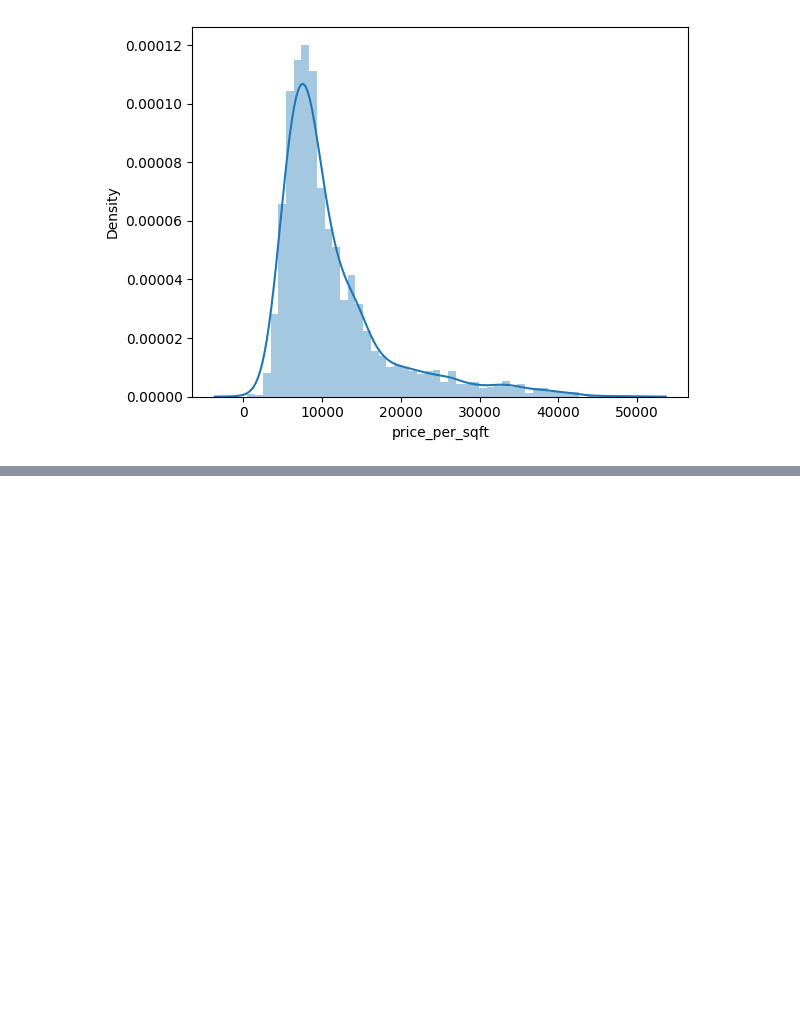
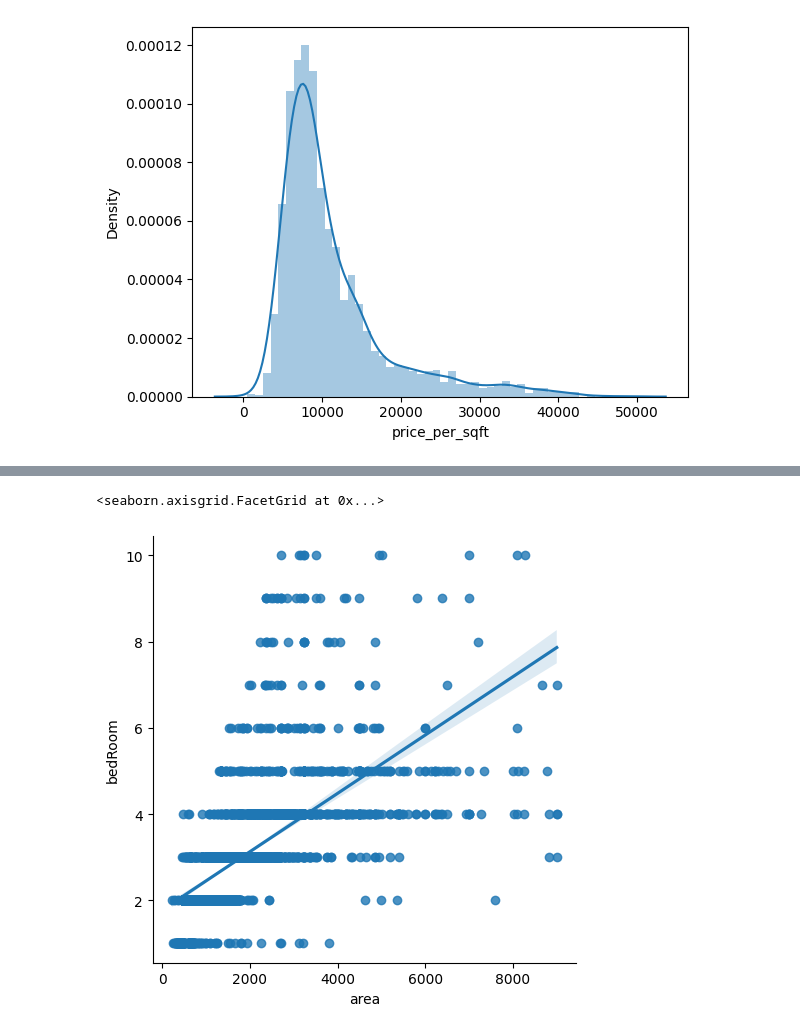
Before and after one commit to Ayush086/Capstone_Project, a Jupyter notebook: Day4-Outlier_Detection/outliers.ipynb, the cells around one changed output, grey strips where cells are left out. Drawn from its saved outputs; the diff is of its cells as text; code cells hidden in the pictures; blank space fills up the shorter version.

```diff
--- a/Day4-Outlier_Detection/outliers.ipynb
+++ b/Day4-Outlier_Detection/outliers.ipynb
@@ -403,0 +458,3 @@ df.to_csv('../datasets/final_dataset_outlier_detected_v3.csv', index=False)
+# %%
+# for houses with very small area and more number of rooms, dividing them into by floornum
+outliers_df['bedRoom'] = round(outliers_df['bedRoom'] / outliers_df['floorNum'])
@@ -403,0 +467,4 @@ df.to_csv('../datasets/final_dataset_outlier_detected_v3.csv', index=False)
+# %%
+new_df.update(outliers_df)
+# %%
+new_df['area_room_ratio'] = new_df['area'] / new_df['bedRoom']
@@ -403,0 +489,8 @@ df.to_csv('../datasets/final_dataset_outlier_detected_v3.csv', index=False)
+# %%
+# removing this 13 points because they are not realistic
+new_df = new_df[~((new_df['area_room_ratio'] < 250) & (new_df['bedRoom'] > 4))]
+# %%
+sns.lmplot(data=new_df, x='area', y='bedRoom')
+# %% [output]
+<seaborn.axisgrid.FacetGrid at 0x...>
+[figure, added]
```
Also changed, not shown: parts of 13 cells of this notebook.
